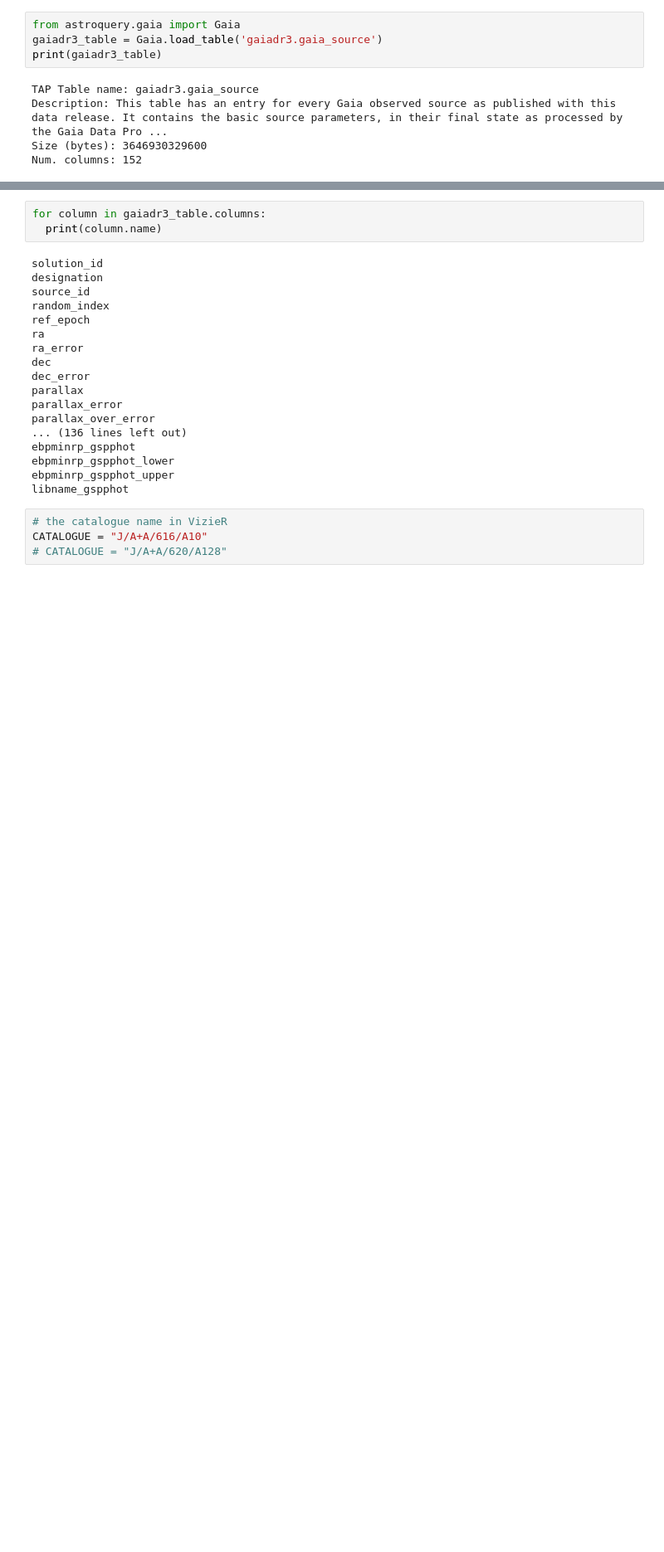
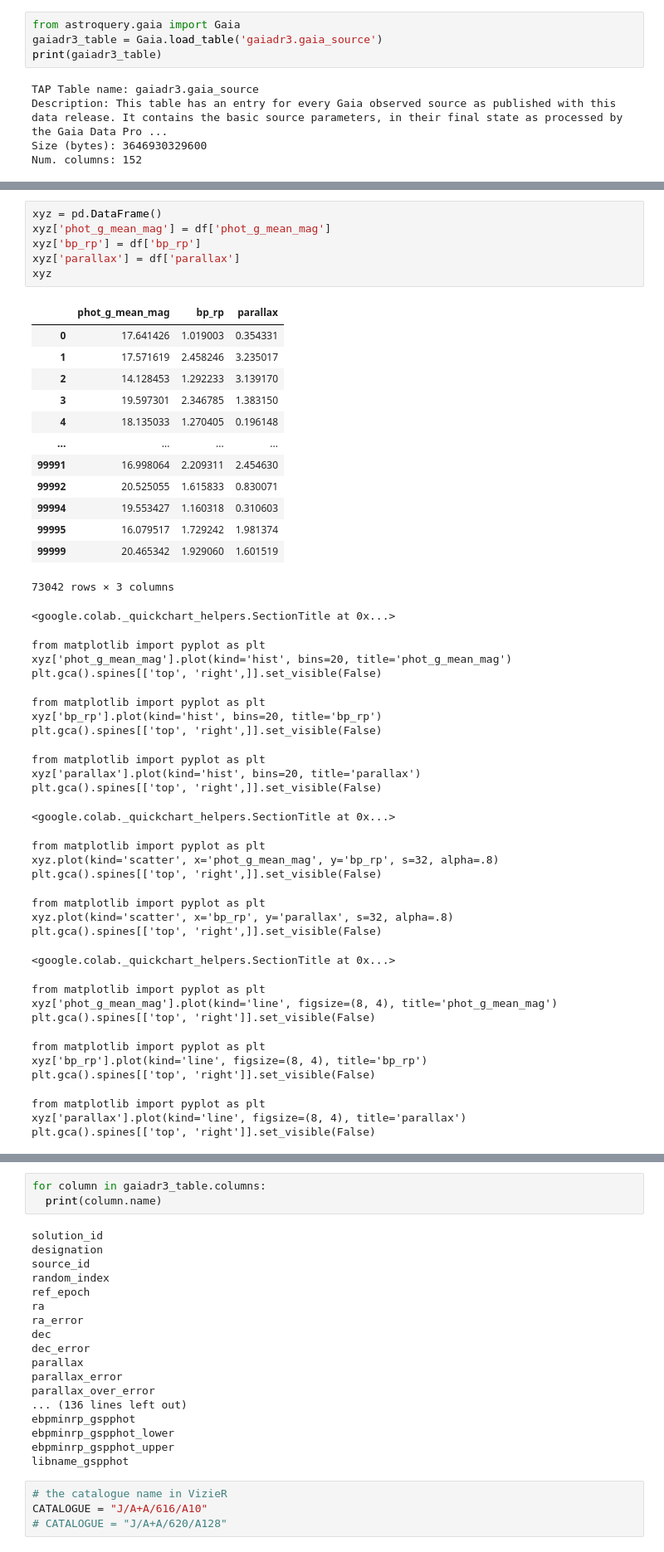
Before and after one commit to arturbernardo/data_stars, a Jupyter notebook: Gaia2Exploration.ipynb, the cells around one changed output, grey strips where cells are left out. Shown: that part at 83% size. Cells and saved outputs as stored; diff of their text form; blank space fills up the shorter version.

```diff
--- a/Gaia2Exploration.ipynb
+++ b/Gaia2Exploration.ipynb
@@ -54,0 +159,47 @@ Num. columns: 152
+# %%
+xyz = pd.DataFrame()
+xyz['phot_g_mean_mag'] = df['phot_g_mean_mag']
+xyz['bp_rp'] = df['bp_rp']
+xyz['parallax'] = df['parallax']
+xyz
+# %% [output]
+|  | phot_g_mean_mag | bp_rp | parallax |
+| 0 | 17.641426 | 1.019003 | 0.354331 |
+| 1 | 17.571619 | 2.458246 | 3.235017 |
+| 2 | 14.128453 | 1.292233 | 3.139170 |
+| 3 | 19.597301 | 2.346785 | 1.383150 |
+| 4 | 18.135033 | 1.270405 | 0.196148 |
+| ... | ... | ... | ... |
+| 99991 | 16.998064 | 2.209311 | 2.454630 |
+| 99992 | 20.525055 | 1.615833 | 0.830071 |
+| 99994 | 19.553427 | 1.160318 | 0.310603 |
+| 99995 | 16.079517 | 1.729242 | 1.981374 |
+| 99999 | 20.465342 | 1.929060 | 1.601519 |
+73042 rows × 3 columns
+<google.colab._quickchart_helpers.SectionTitle at 0x...>
+from matplotlib import pyplot as plt
+xyz['phot_g_mean_mag'].plot(kind='hist', bins=20, title='phot_g_mean_mag')
+plt.gca().spines[['top', 'right',]].set_visible(False)
+from matplotlib import pyplot as plt
+xyz['bp_rp'].plot(kind='hist', bins=20, title='bp_rp')
+plt.gca().spines[['top', 'right',]].set_visible(False)
+from matplotlib import pyplot as plt
+xyz['parallax'].plot(kind='hist', bins=20, title='parallax')
+plt.gca().spines[['top', 'right',]].set_visible(False)
+<google.colab._quickchart_helpers.SectionTitle at 0x...>
+from matplotlib import pyplot as plt
+xyz.plot(kind='scatter', x='phot_g_mean_mag', y='bp_rp', s=32, alpha=.8)
+plt.gca().spines[['top', 'right',]].set_visible(False)
+from matplotlib import pyplot as plt
+xyz.plot(kind='scatter', x='bp_rp', y='parallax', s=32, alpha=.8)
+plt.gca().spines[['top', 'right',]].set_visible(False)
+<google.colab._quickchart_helpers.SectionTitle at 0x...>
+from matplotlib import pyplot as plt
+xyz['phot_g_mean_mag'].plot(kind='line', figsize=(8, 4), title='phot_g_mean_mag')
+plt.gca().spines[['top', 'right']].set_visible(False)
+from matplotlib import pyplot as plt
+xyz['bp_rp'].plot(kind='line', figsize=(8, 4), title='bp_rp')
+plt.gca().spines[['top', 'right']].set_visible(False)
+from matplotlib import pyplot as plt
+xyz['parallax'].plot(kind='line', figsize=(8, 4), title='parallax')
+plt.gca().spines[['top', 'right']].set_visible(False)
```
Also changed, not shown: parts of 12 cells of this notebook.
